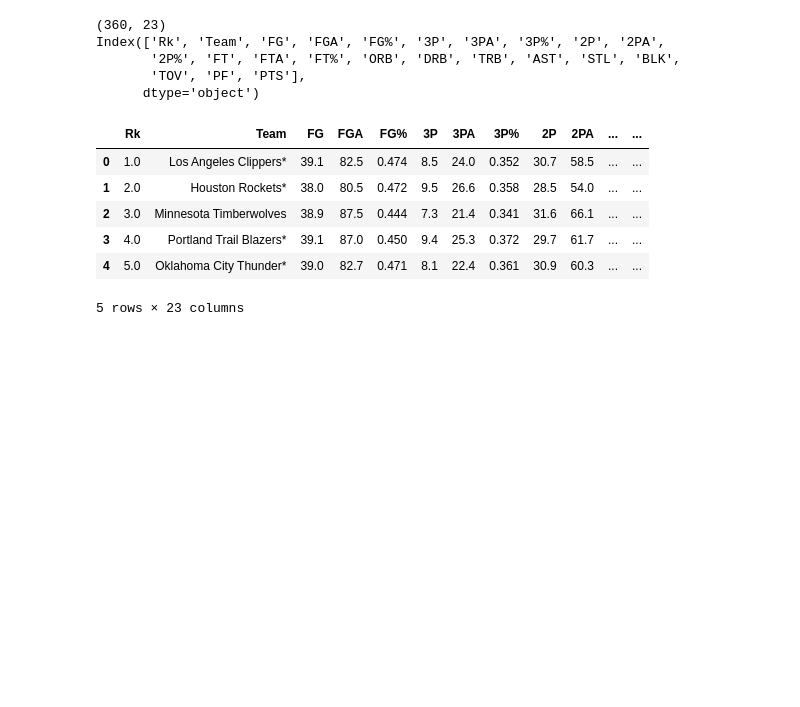
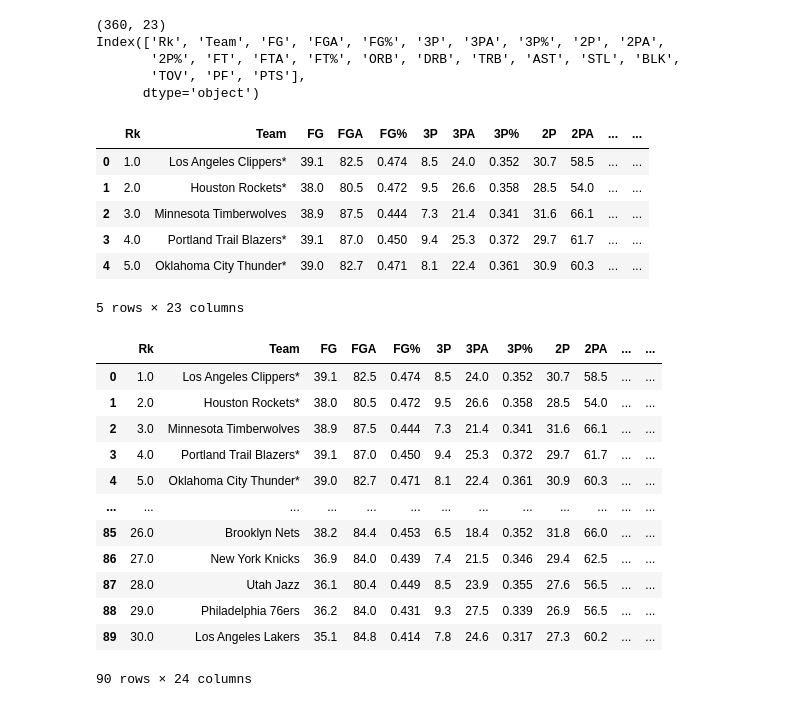
Before and after one commit to BhavyaJayaprakash/Final-Project-4, a Jupyter notebook: project.ipynb, the cells around one changed output. Drawn from its saved outputs; the diff is of its cells as text; code cells hidden in the pictures; blank space fills up the shorter version.

```diff
--- a/project.ipynb
+++ b/project.ipynb
@@ -63,0 +69,16 @@ nba_df.head()
+# %%
+nba_df.head(90)
+# %% [output]
+|  | Rk | Team | FG | FGA | FG% | 3P | 3PA | 3P% | 2P | 2PA | ... | ... |
+| 0 | 1.0 | Los Angeles Clippers* | 39.1 | 82.5 | 0.474 | 8.5 | 24.0 | 0.352 | 30.7 | 58.5 | ... | ... |
+| 1 | 2.0 | Houston Rockets* | 38.0 | 80.5 | 0.472 | 9.5 | 26.6 | 0.358 | 28.5 | 54.0 | ... | ... |
+| 2 | 3.0 | Minnesota Timberwolves | 38.9 | 87.5 | 0.444 | 7.3 | 21.4 | 0.341 | 31.6 | 66.1 | ... | ... |
+| 3 | 4.0 | Portland Trail Blazers* | 39.1 | 87.0 | 0.450 | 9.4 | 25.3 | 0.372 | 29.7 | 61.7 | ... | ... |
+| 4 | 5.0 | Oklahoma City Thunder* | 39.0 | 82.7 | 0.471 | 8.1 | 22.4 | 0.361 | 30.9 | 60.3 | ... | ... |
+| ... | ... | ... | ... | ... | ... | ... | ... | ... | ... | ... | ... | ... |
+| 85 | 26.0 | Brooklyn Nets | 38.2 | 84.4 | 0.453 | 6.5 | 18.4 | 0.352 | 31.8 | 66.0 | ... | ... |
+| 86 | 27.0 | New York Knicks | 36.9 | 84.0 | 0.439 | 7.4 | 21.5 | 0.346 | 29.4 | 62.5 | ... | ... |
+| 87 | 28.0 | Utah Jazz | 36.1 | 80.4 | 0.449 | 8.5 | 23.9 | 0.355 | 27.6 | 56.5 | ... | ... |
+| 88 | 29.0 | Philadelphia 76ers | 36.2 | 84.0 | 0.431 | 9.3 | 27.5 | 0.339 | 26.9 | 56.5 | ... | ... |
+| 89 | 30.0 | Los Angeles Lakers | 35.1 | 84.8 | 0.414 | 7.8 | 24.6 | 0.317 | 27.3 | 60.2 | ... | ... |
+90 rows × 24 columns
```
Also changed, not shown: parts of 3 cells of this notebook.
